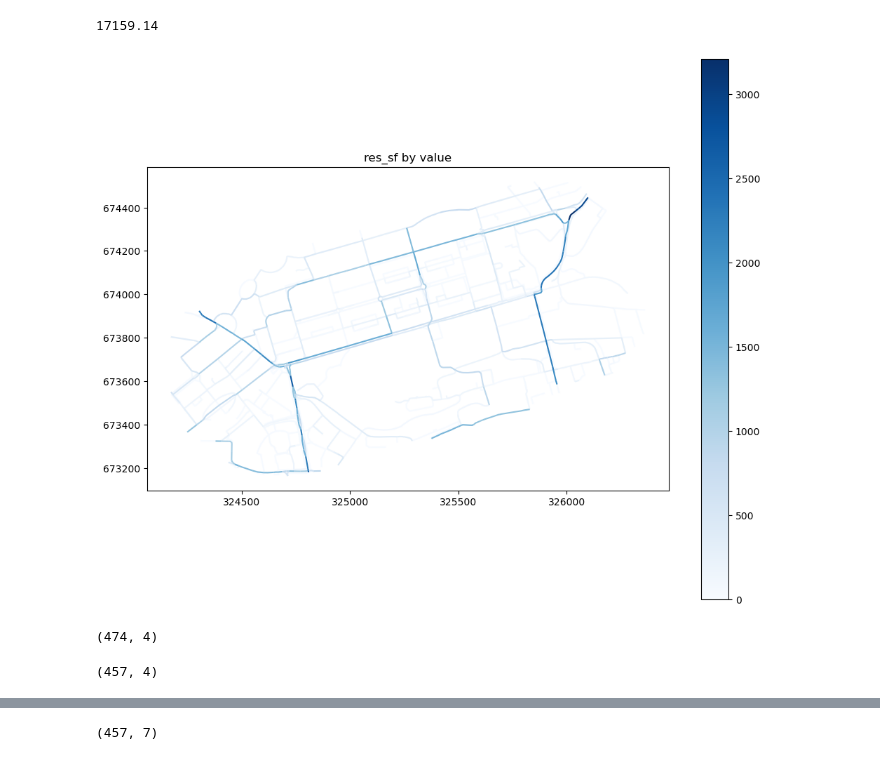
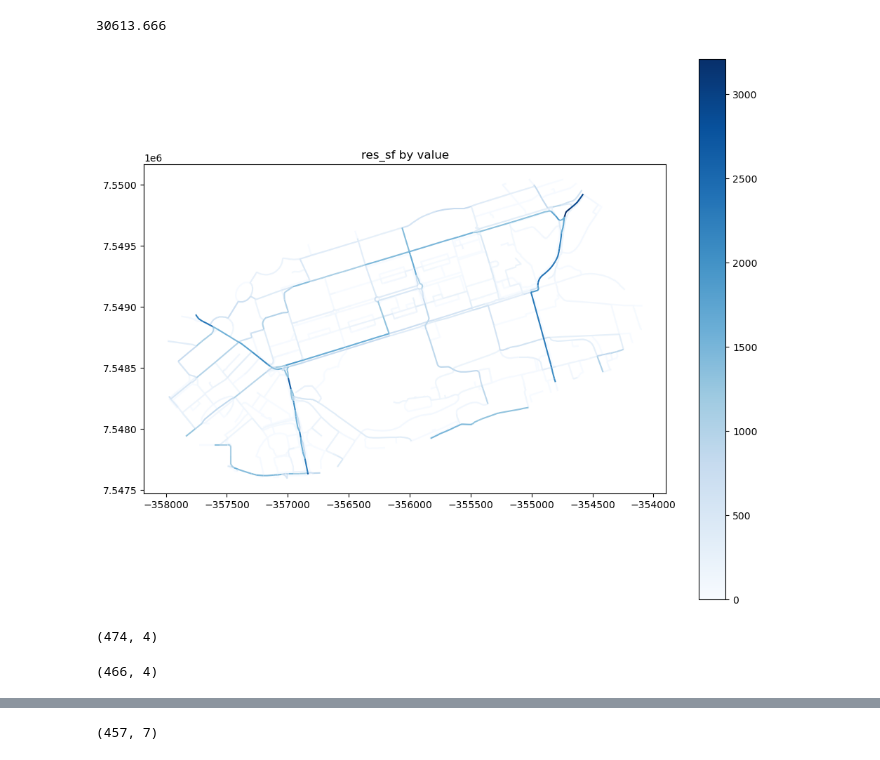
Before and after one commit to nptscot/networkmerge, a Jupyter notebook: stplanr in python.ipynb, the cells around one changed output, grey strips where cells are left out. Cells and saved outputs as stored; diff of their text form; code cells hidden in the pictures.

Commit message:
rnet_subset is align with R version

```diff
--- a/stplanr in python.ipynb
+++ b/stplanr in python.ipynb
@@ -195,19 +213,19 @@ def calculate_angle(vector1, vector2):
 # %%
 rnet_x_url = "https://github.com/ropensci/stplanr/releases/download/v1.0.2/rnet_x_ed.geojson"
 rnet_y_url = "https://github.com/ropensci/stplanr/releases/download/v1.0.2/rnet_y_ed.geojson"
 
 rnet_x = gpd.read_file(rnet_x_url)
-rnet_x = rnet_x.to_crs(epsg=27700)
+rnet_x = rnet_x.to_crs(epsg=3857)
 rnet_y = gpd.read_file(rnet_y_url)
-rnet_y = rnet_y.to_crs(epsg=27700)
+rnet_y = rnet_y.to_crs(epsg=3857)
 
 total_distance_traveled = round(sum(rnet_y['value'] * rnet_y['geometry'].length))
 print(total_distance_traveled/1000)
 
 fig, ax = plt.subplots(figsize=(12, 10))
 rnet_y.plot(column='value', ax=ax, legend=True, cmap='Blues')
 ax.set_title("res_sf by value")
 plt.show()
 # %% [output]
-17159.14
+30613.666
-[figure, old version]
+[figure, new version]
@@ -214,7 +239,7 @@ plt.show()
 # %%
 print(rnet_x.shape)
-rnet_x = rnet_subset(rnet_x, rnet_y, dist = 20,  min_length=5)
-print(rnet_x.shape)
+rnet_j = rnet_subset(rnet_x, rnet_y, dist = 40)
+print(rnet_j.shape)
 # %% [output]
 (474, 4)
-(457, 4)
+(466, 4)
```
Also changed, not shown: parts of 11 cells of this notebook.
